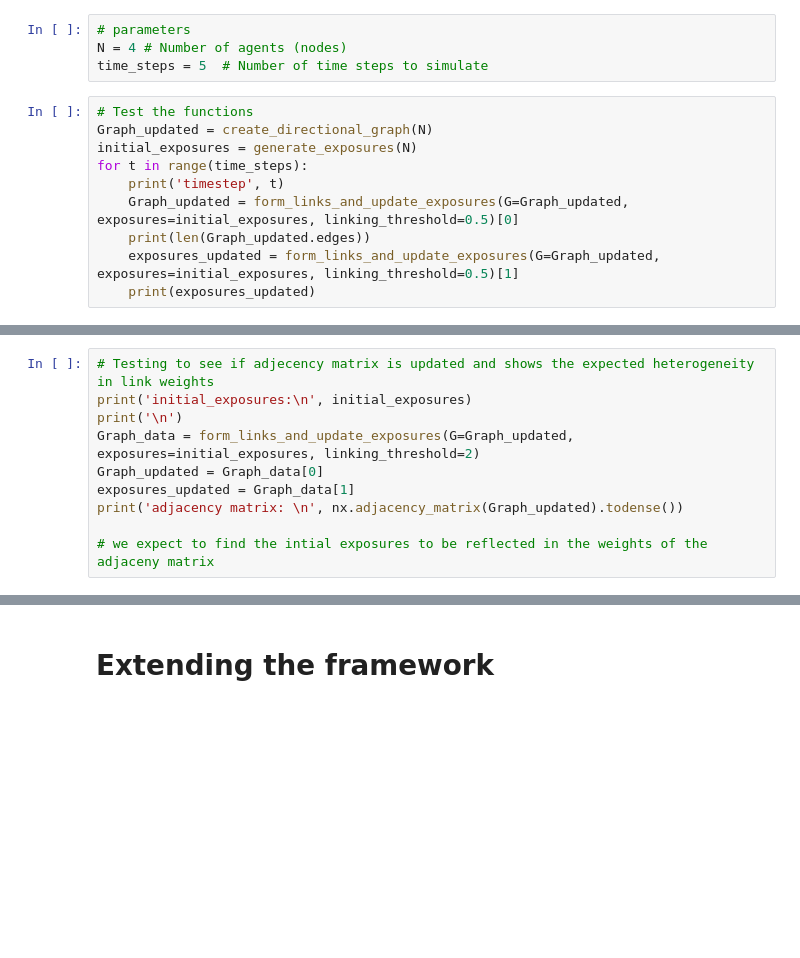
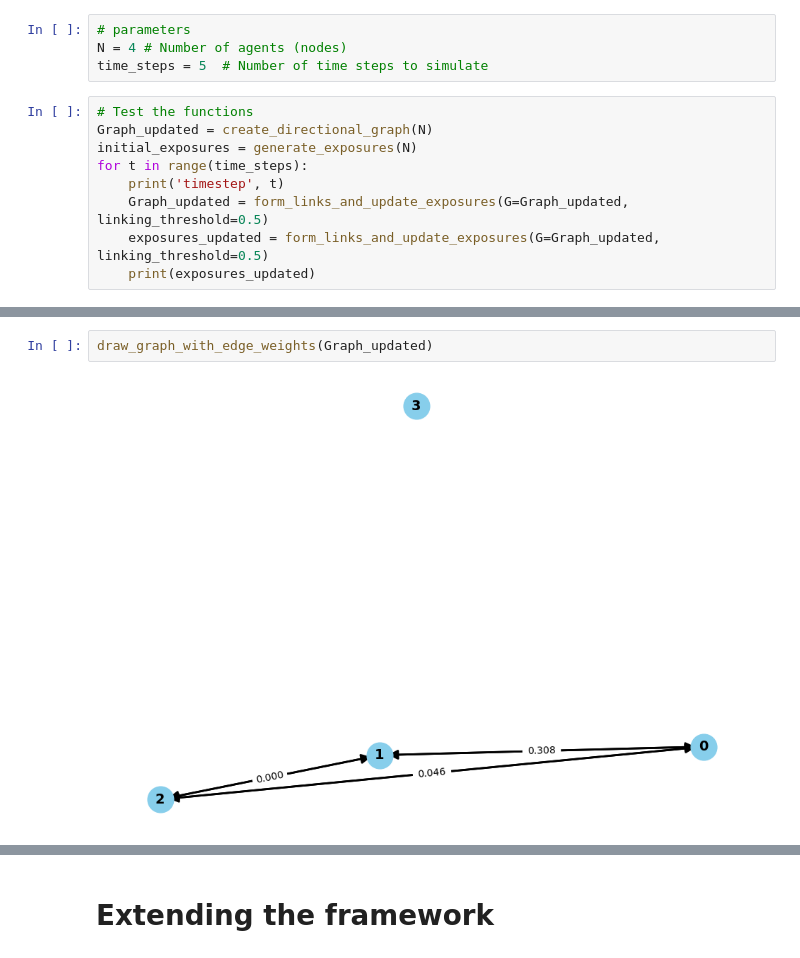
Before and after one commit to NitaiNijholt/FinancialNetwork, a Jupyter notebook: initial_explorations.ipynb, the cells around one changed output, grey strips where cells are left out. Saved outputs shown, nothing was run; the diff lists cells and outputs as text; blank space fills up the shorter version.

```diff
--- a/initial_explorations.ipynb
+++ b/initial_explorations.ipynb
@@ -275,9 +271,8 @@ Graph_updated = create_directional_graph(N)
 initial_exposures = generate_exposures(N)
 for t in range(time_steps):
     print('timestep', t)
-    Graph_updated = form_links_and_update_exposures(G=Graph_updated, exposures=initial_exposures, linking_threshold=0.5)[0]
-    print(len(Graph_updated.edges))
-    exposures_updated = form_links_and_update_exposures(G=Graph_updated, exposures=initial_exposures, linking_threshold=0.5)[1]
+    Graph_updated = form_links_and_update_exposures(G=Graph_updated, linking_threshold=0.5)
+    exposures_updated = form_links_and_update_exposures(G=Graph_updated, linking_threshold=0.5)
     print(exposures_updated)
 # %% [output]
 timestep 0
@@ -298,10 +287,0 @@ timestep 4
-# %%
-# Testing to see if adjecency matrix is updated and shows the expected heterogeneity in link weights
-print('initial_exposures:\n', initial_exposures)
-print('\n')
-Graph_data = form_links_and_update_exposures(G=Graph_updated, exposures=initial_exposures, linking_threshold=2)
-Graph_updated = Graph_data[0]
-exposures_updated = Graph_data[1]
-print('adjacency matrix: \n', nx.adjacency_matrix(Graph_updated).todense())
-
-# we expect to find the intial exposures to be reflected in the weights of the adjaceny matrix
@@ -317,0 +299,4 @@ adjacency matrix:
+# %%
+draw_graph_with_edge_weights(Graph_updated)
+# %% [output]
+[figure, added]
```
Also changed, not shown: parts of 14 cells of this notebook.
